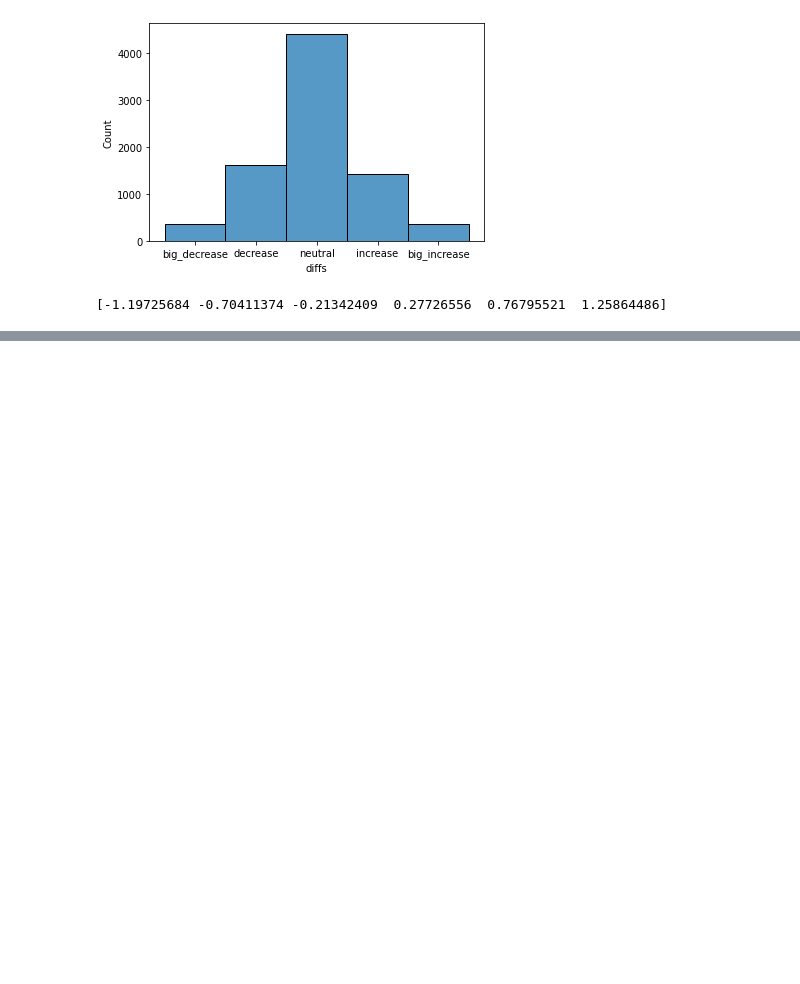
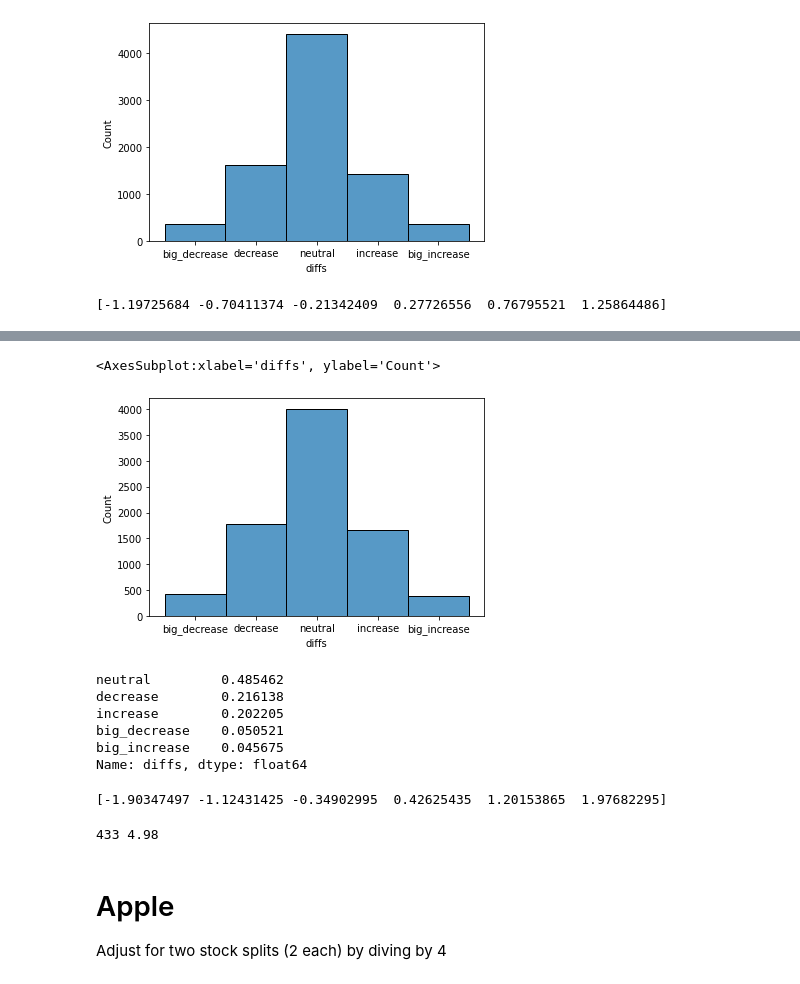
Before and after one commit to PatrykML/twitter_sentiment_stock_prediction, a Jupyter notebook: data_cleaning/binning.ipynb, the cells around one changed output, grey strips where cells are left out. Cells and saved outputs as stored; diff of their text form; code cells hidden in the pictures; blank space fills up the shorter version.

Commit message:
#bin and adjust

```diff
--- a/data_cleaning/binning.ipynb
+++ b/data_cleaning/binning.ipynb
@@ -99,0 +131,26 @@ amzn.to_csv('../datasets/data_binned.csv', index=False)
+# %%
+# amzn distribution for 5 bins without outliers
+x, bins_5 = pd.cut(diffs_no_outliers.diffs, bins=5, labels=['big_decrease','decrease', 'neutral', 'increase', 'big_increase'] ,retbins=True)
+sns.histplot(x)
+# %% [output]
+<AxesSubplot:xlabel='diffs', ylabel='Count'>
+[figure, added]
+# %%
+x.value_counts(normalize=True)
+# %% [output]
+neutral         0.485462
+decrease        0.216138
+increase        0.202205
+big_decrease    0.050521
+big_increase    0.045675
+Name: diffs, dtype: float64
+# %%
+print(bins_5)
+# %% [output]
+[-1.90347497 -1.12431425 -0.34902995  0.42625435  1.20153865  1.97682295]
+# %%
+# how many outliers, what % of the data they are
+diff_in_len = len(tsla)-len(diffs_no_outliers)
+print(diff_in_len, round(diff_in_len/len(tsla)*100, 2))
+# %% [output]
+433 4.98
@@ -99,0 +163,4 @@ amzn.to_csv('../datasets/data_binned.csv', index=False)
+# %% [markdown]
+# Apple
+
+Adjust for two stock splits (2 each) by diving by 4
```
Also changed, not shown: parts of 78 cells of this notebook, 8 other files.
